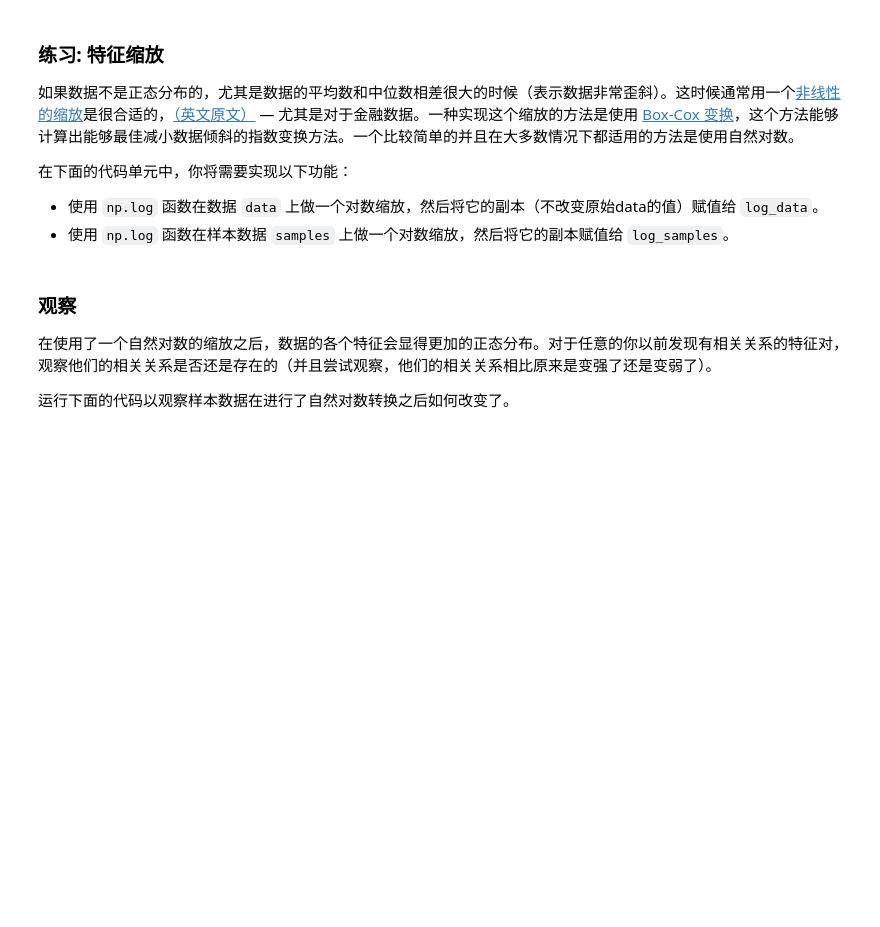
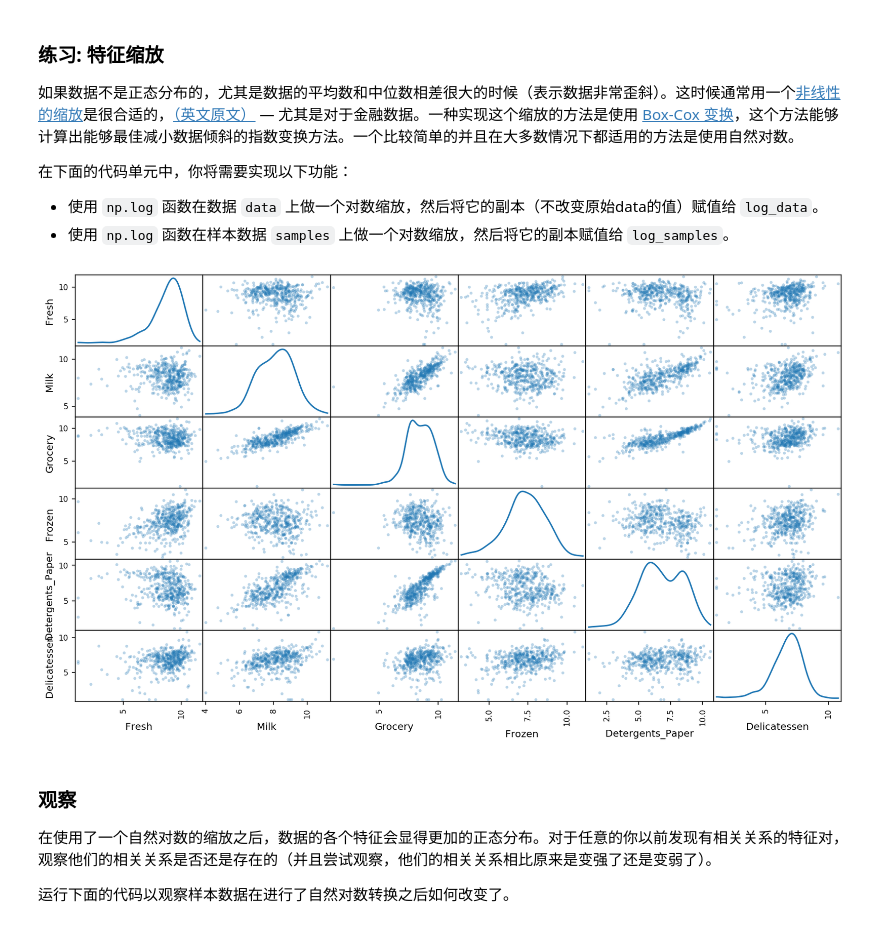
Before and after one commit to X1AOX1A/Udacity, a Jupyter notebook: customer_segments/customer_segments.ipynb, the cells around one changed output. Saved outputs shown, nothing was run; the diff lists cells and outputs as text; code cells hidden in the pictures; blank space fills up the shorter version.

```diff
--- a/customer_segments/customer_segments.ipynb
+++ b/customer_segments/customer_segments.ipynb
@@ -156,13 +198,15 @@ pd.scatter_matrix(data, alpha = 0.3, figsize = (14,8), diagonal = 'kde');
  - 使用 `np.log` 函数在样本数据 `samples` 上做一个对数缩放，然后将它的副本赋值给 `log_samples`。
 # %%
 # TODO：使用自然对数缩放数据
-log_data = None
+log_data = np.log(data)
 
 # TODO：使用自然对数缩放样本数据
-log_samples = None
+log_samples = np.log(samples)
 
 # 为每一对新产生的特征制作一个散射矩阵
 pd.plotting.scatter_matrix(log_data, alpha = 0.3, figsize = (14,8), diagonal = 'kde');
+# %% [output]
+[figure, added]
 # %% [markdown]
 ### 观察
 在使用了一个自然对数的缩放之后，数据的各个特征会显得更加的正态分布。对于任意的你以前发现有相关关系的特征对，观察他们的相关关系是否还是存在的（并且尝试观察，他们的相关关系相比原来是变强了还是变弱了）。
```
Also changed, not shown: parts of 44 cells of this notebook, 1 other file.
